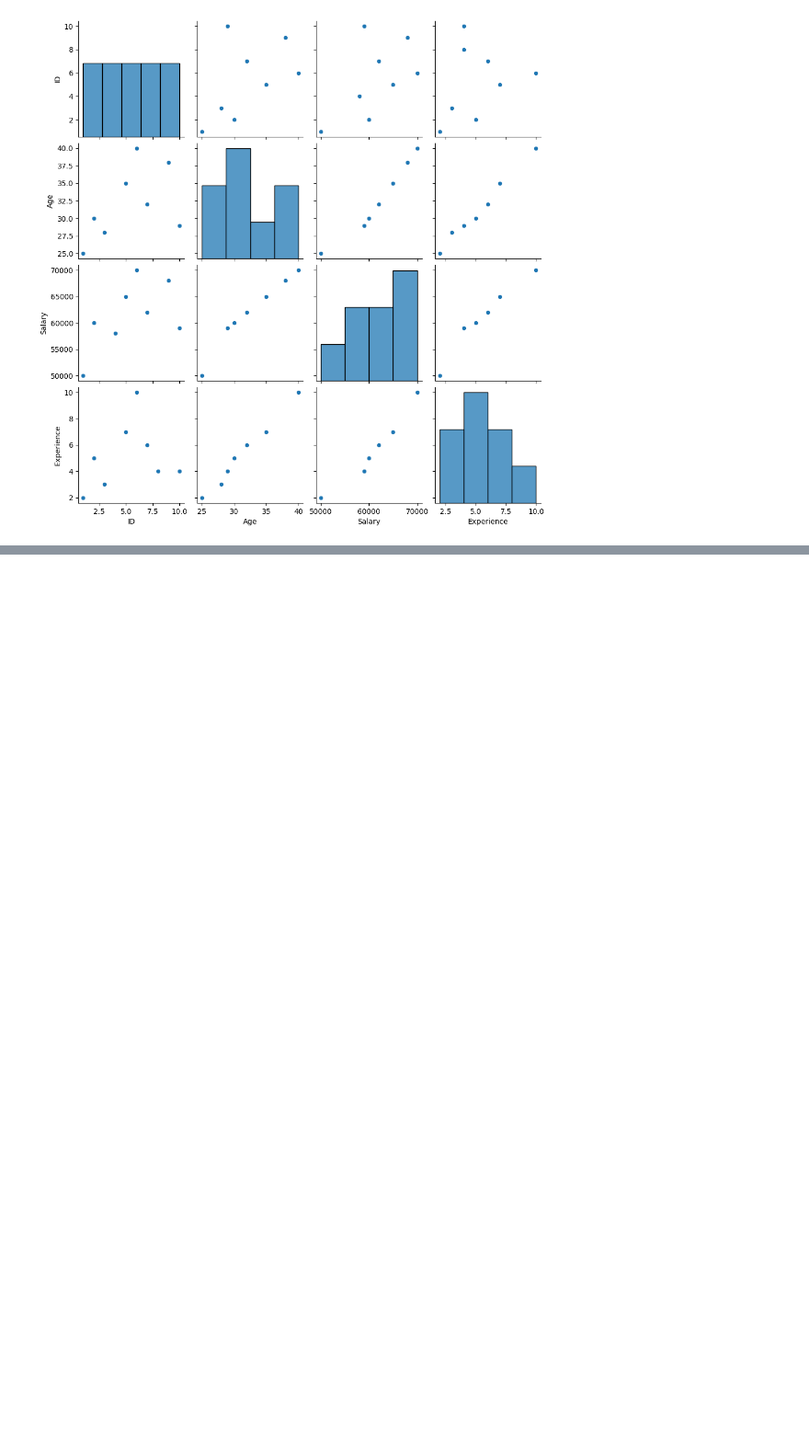
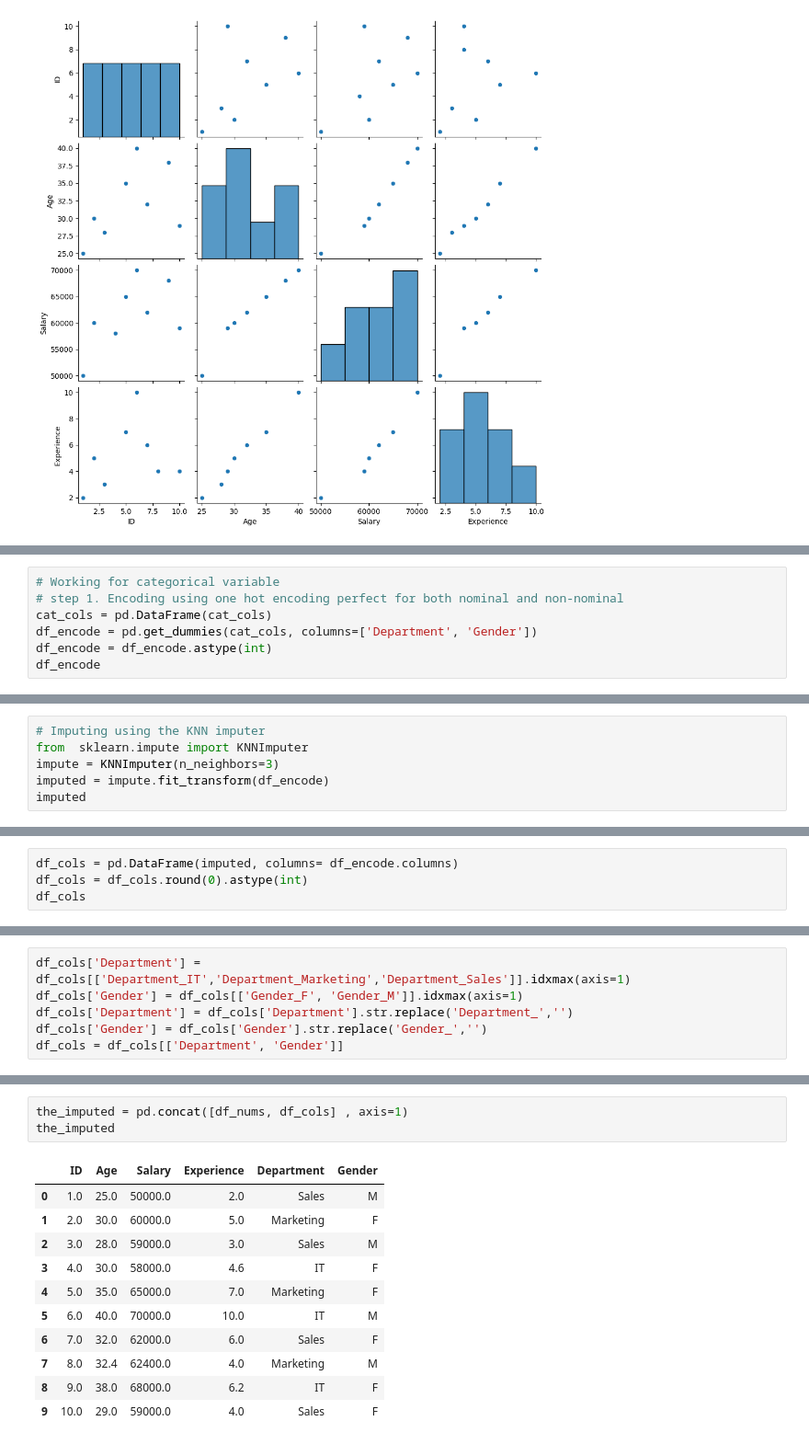
Before and after one commit to Wakgari-Eshetu/Completed-Panda, a Jupyter notebook: imputations/model based/KNN.ipynb, the cells around one changed output, grey strips where cells are left out. Shown at 92% size. Cells and saved outputs as stored; diff of their text form; blank space fills up the shorter version.

```diff
--- a/imputations/model based/KNN.ipynb
+++ b/imputations/model based/KNN.ipynb
@@ -68,0 +134,7 @@ plt.show()
+# %%
+# Working for categorical variable
+# step 1. Encoding using one hot encoding perfect for both nominal and non-nominal
+cat_cols = pd.DataFrame(cat_cols)
+df_encode = pd.get_dummies(cat_cols, columns=['Department', 'Gender'])
+df_encode = df_encode.astype(int)
+df_encode
@@ -68,0 +153,6 @@ plt.show()
+# %%
+# Imputing using the KNN imputer
+from  sklearn.impute import KNNImputer
+impute = KNNImputer(n_neighbors=3)
+imputed = impute.fit_transform(df_encode)
+imputed
@@ -68,0 +170,4 @@ plt.show()
+# %%
+df_cols = pd.DataFrame(imputed, columns= df_encode.columns)
+df_cols = df_cols.round(0).astype(int)
+df_cols
@@ -68,0 +186,6 @@ plt.show()
+# %%
+df_cols['Department'] = df_cols[['Department_IT','Department_Marketing','Department_Sales']].idxmax(axis=1)
+df_cols['Gender'] = df_cols[['Gender_F', 'Gender_M']].idxmax(axis=1)
+df_cols['Department'] = df_cols['Department'].str.replace('Department_','')
+df_cols['Gender'] = df_cols['Gender'].str.replace('Gender_','')
+df_cols = df_cols[['Department', 'Gender']]
@@ -68,0 +206,15 @@ plt.show()
+# %%
+the_imputed = pd.concat([df_nums, df_cols] , axis=1)
+the_imputed
+# %% [output]
+|  | ID | Age | Salary | Experience | Department | Gender |
+| 0 | 1.0 | 25.0 | 50000.0 | 2.0 | Sales | M |
+| 1 | 2.0 | 30.0 | 60000.0 | 5.0 | Marketing | F |
+| 2 | 3.0 | 28.0 | 59000.0 | 3.0 | Sales | M |
+| 3 | 4.0 | 30.0 | 58000.0 | 4.6 | IT | F |
+| 4 | 5.0 | 35.0 | 65000.0 | 7.0 | Marketing | F |
+| 5 | 6.0 | 40.0 | 70000.0 | 10.0 | IT | M |
+| 6 | 7.0 | 32.0 | 62000.0 | 6.0 | Sales | F |
+| 7 | 8.0 | 32.4 | 62400.0 | 4.0 | Marketing | M |
+| 8 | 9.0 | 38.0 | 68000.0 | 6.2 | IT | F |
+| 9 | 10.0 | 29.0 | 59000.0 | 4.0 | Sales | F |
```
Also changed, not shown: parts of 8 cells of this notebook.
